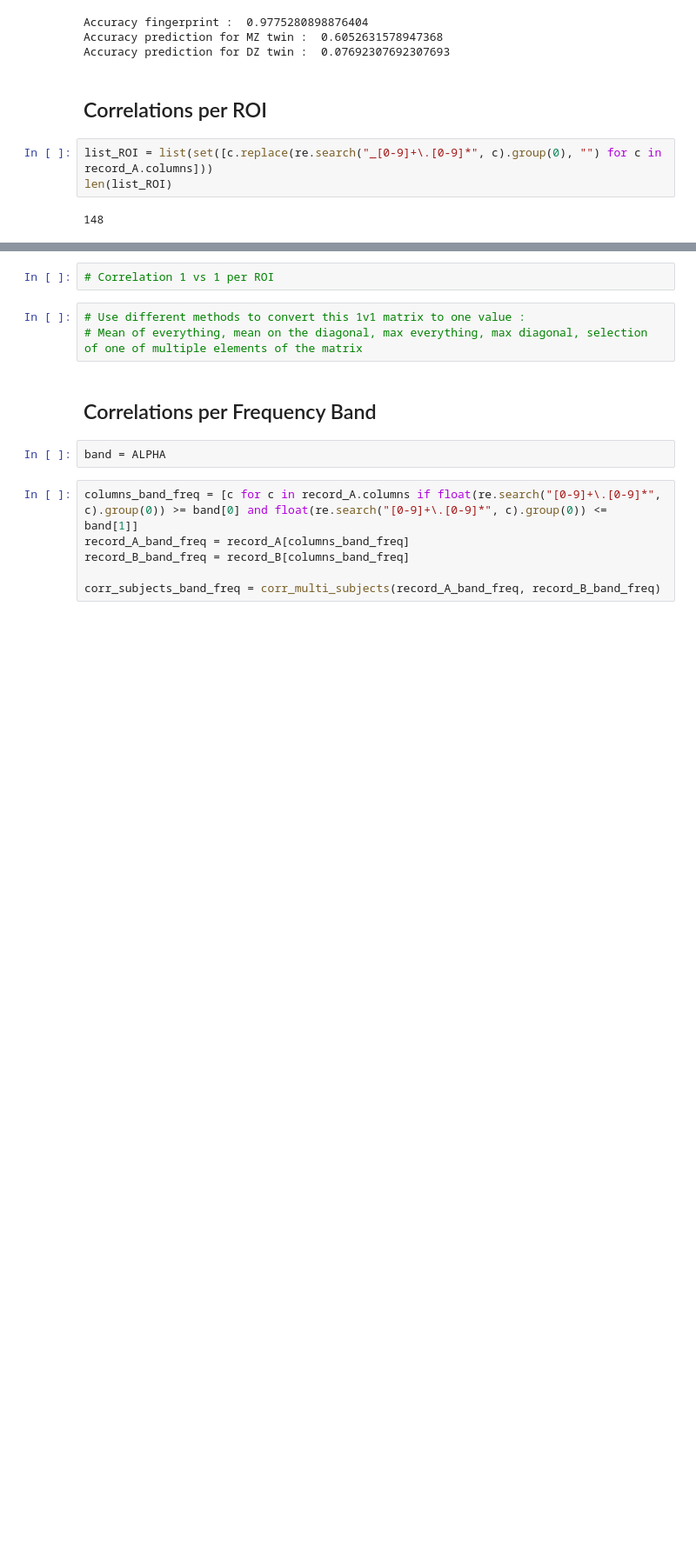
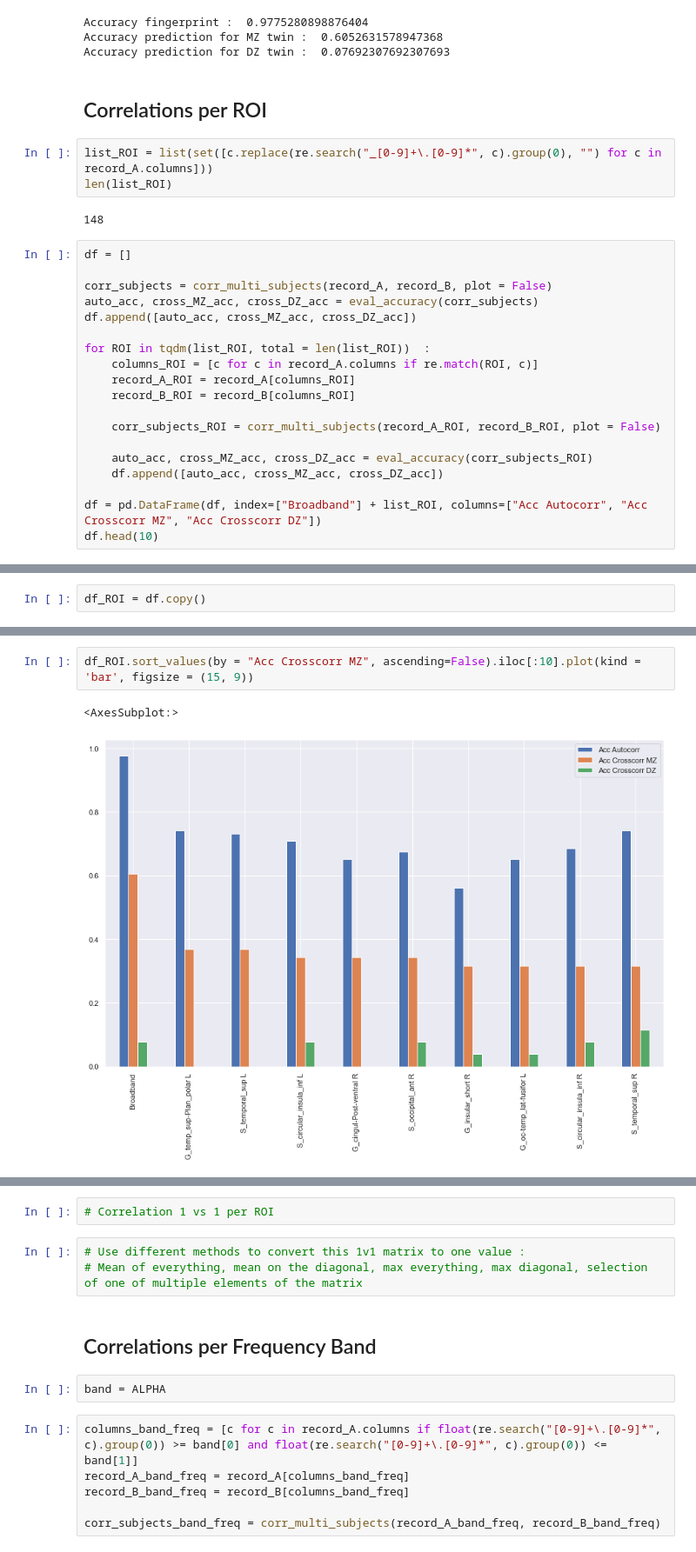
Before and after one commit to Epideixx/Fingerprints_Twins, a Jupyter notebook: PSD_processing.ipynb, the cells around one changed output, grey strips where cells are left out. Shown at 87% size. Cells and saved outputs as stored; diff of their text form; blank space fills up the shorter version.

```diff
--- a/PSD_processing.ipynb
+++ b/PSD_processing.ipynb
@@ -381,3 +382,22 @@ list_ROI = list(set([c.replace(re.search("_[0-9]+\.[0-9]*", c).group(0), "") for
 len(list_ROI)
 # %% [output]
 148
+# %%
+df = []
+
+corr_subjects = corr_multi_subjects(record_A, record_B, plot = False)
+auto_acc, cross_MZ_acc, cross_DZ_acc = eval_accuracy(corr_subjects)
+df.append([auto_acc, cross_MZ_acc, cross_DZ_acc])
+
+for ROI in tqdm(list_ROI, total = len(list_ROI))  :
+    columns_ROI = [c for c in record_A.columns if re.match(ROI, c)]
+    record_A_ROI = record_A[columns_ROI]
+    record_B_ROI = record_B[columns_ROI]
+
+    corr_subjects_ROI = corr_multi_subjects(record_A_ROI, record_B_ROI, plot = False)
+
+    auto_acc, cross_MZ_acc, cross_DZ_acc = eval_accuracy(corr_subjects_ROI)
+    df.append([auto_acc, cross_MZ_acc, cross_DZ_acc])
+
+df = pd.DataFrame(df, index=["Broadband"] + list_ROI, columns=["Acc Autocorr", "Acc Crosscorr MZ", "Acc Crosscorr DZ"])
+df.head(10)
@@ -383,0 +416,2 @@ len(list_ROI)
+# %%
+df_ROI = df.copy()
@@ -383,0 +427,5 @@ len(list_ROI)
+# %%
+df_ROI.sort_values(by = "Acc Crosscorr MZ", ascending=False).iloc[:10].plot(kind = 'bar', figsize = (15, 9))
+# %% [output]
+<AxesSubplot:>
+[figure, added]
```
Also changed, not shown: parts of 4 cells of this notebook.
